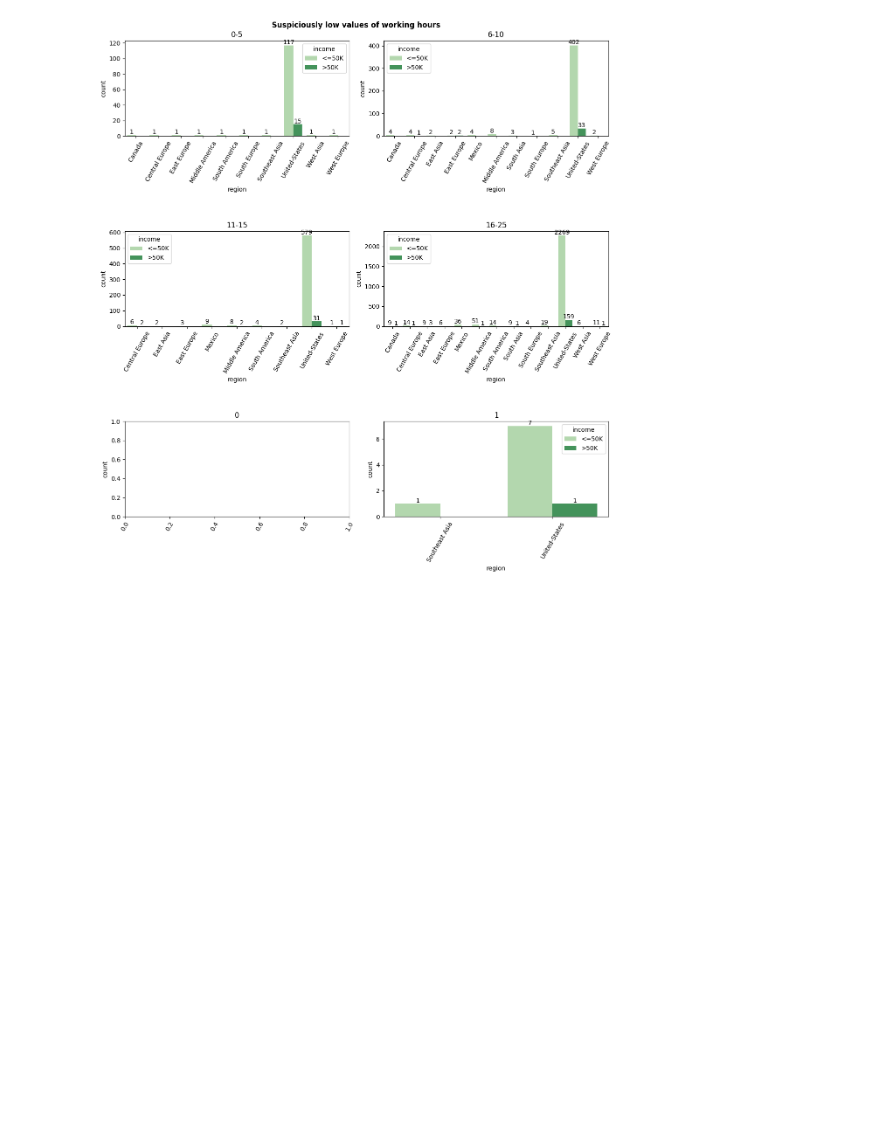
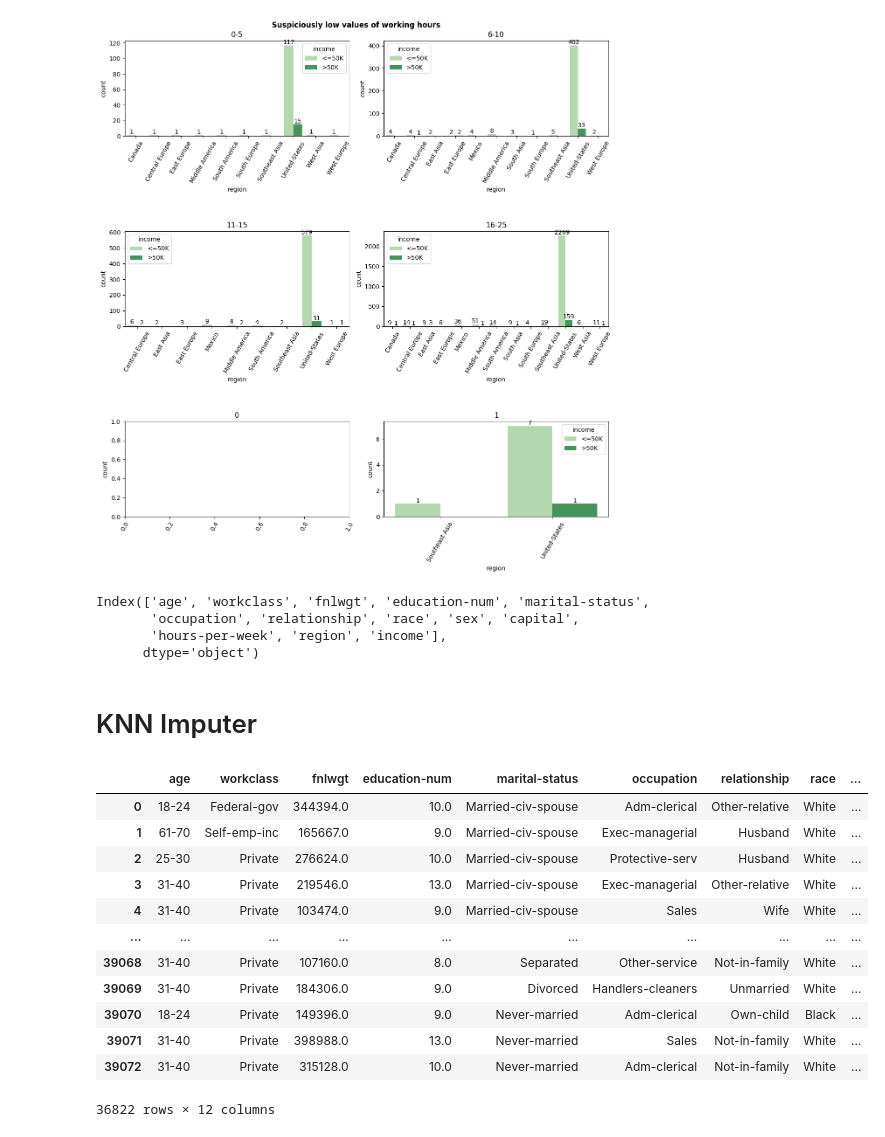
Before and after one commit to Staszek15/Data-Mining-Project, a Jupyter notebook: adults_cleaning.ipynb, the cells around one changed output. Saved outputs shown, nothing was run; the diff lists cells and outputs as text; code cells hidden in the pictures; blank space fills up the shorter version.

Commit message:
knn imputer

```diff
--- a/adults_cleaning.ipynb
+++ b/adults_cleaning.ipynb
@@ -294,8 +186,0 @@ dtype: int64
-# %%
-imputer = KNNImputer(n_neighbors=5, weights="uniform", metric="nan_euclidean")
-
-X_tr, X_val, Y_val, Y_val = train_test_split(X,Y, random_state=42, shuffle=True)
-
-imputer.fit(X_tr)
-
-X_transfomed = imputer.transform(X_tr)
@@ -773,3 +616,12 @@ draw_subplots_high('region',60, hue_col="income") #wroc
 draw_subplots_low("region",60, hue_col="income")
 # %% [output]
 [figure]
+# %%
+df_less_nulls = df_less_nulls.drop("how-many-miss-vals", axis=1)
+# %% [output]
+Index(['age', 'workclass', 'fnlwgt', 'education-num', 'marital-status',
+       'occupation', 'relationship', 'race', 'sex', 'capital',
+       'hours-per-week', 'region', 'income'],
+      dtype='object')
+# %% [markdown]
+# KNN Imputer
@@ -775,0 +659,43 @@ draw_subplots_low("region",60, hue_col="income")
+# %%
+def KNN_imputation(data_to_impute):
+
+    data = data_to_impute.copy()
+
+    KNN_X, KNN_Y, encoders, to_compare = data_transformation_for_KNN(data)
+
+    imputer = KNNImputer(n_neighbors=5, weights="uniform", metric="nan_euclidean")
+
+    """X_tr, X_val, Y_val, Y_val = train_test_split(KNN_X,KNN_Y, random_state=42, shuffle=True)
+
+    imputer.fit(X_tr)
+
+    X_transformed = pd.DataFrame(imputer.transform(X_tr),
+                                columns=X_tr.columns)"""
+
+    imputer.fit(KNN_X)
+    X_transformed = pd.DataFrame(imputer.transform(KNN_X),
+                                 columns=KNN_X.columns)
+
+    for column in encoders.keys():
+        X_transformed[column] = encoders[column].inverse_transform(X_transformed[column].astype(int))
+
+    X_transformed.index = KNN_X.index
+    return X_transformed, to_compare
+# %%
+dencoded, org = KNN_imputation(df_less_nulls)
+# %%
+dencoded
+# %% [output]
+|  | age | workclass | fnlwgt | education-num | marital-status | occupation | relationship | race | ... |
+| 0 | 18-24 | Federal-gov | 344394.0 | 10.0 | Married-civ-spouse | Adm-clerical | Other-relative | White | ... |
+| 1 | 61-70 | Self-emp-inc | 165667.0 | 9.0 | Married-civ-spouse | Exec-managerial | Husband | White | ... |
+| 2 | 25-30 | Private | 276624.0 | 10.0 | Married-civ-spouse | Protective-serv | Husband | White | ... |
+| 3 | 31-40 | Private | 219546.0 | 13.0 | Married-civ-spouse | Exec-managerial | Other-relative | White | ... |
+| 4 | 31-40 | Private | 103474.0 | 9.0 | Married-civ-spouse | Sales | Wife | White | ... |
+| ... | ... | ... | ... | ... | ... | ... | ... | ... | ... |
+| 39068 | 31-40 | Private | 107160.0 | 8.0 | Separated | Other-service | Not-in-family | White | ... |
+| 39069 | 31-40 | Private | 184306.0 | 9.0 | Divorced | Handlers-cleaners | Unmarried | White | ... |
+| 39070 | 18-24 | Private | 149396.0 | 9.0 | Never-married | Adm-clerical | Own-child | Black | ... |
+| 39071 | 31-40 | Private | 398988.0 | 13.0 | Never-married | Sales | Not-in-family | White | ... |
+| 39072 | 31-40 | Private | 315128.0 | 10.0 | Never-married | Adm-clerical | Not-in-family | White | ... |
+36822 rows × 12 columns
```
Also changed, not shown: parts of 20 cells of this notebook.
